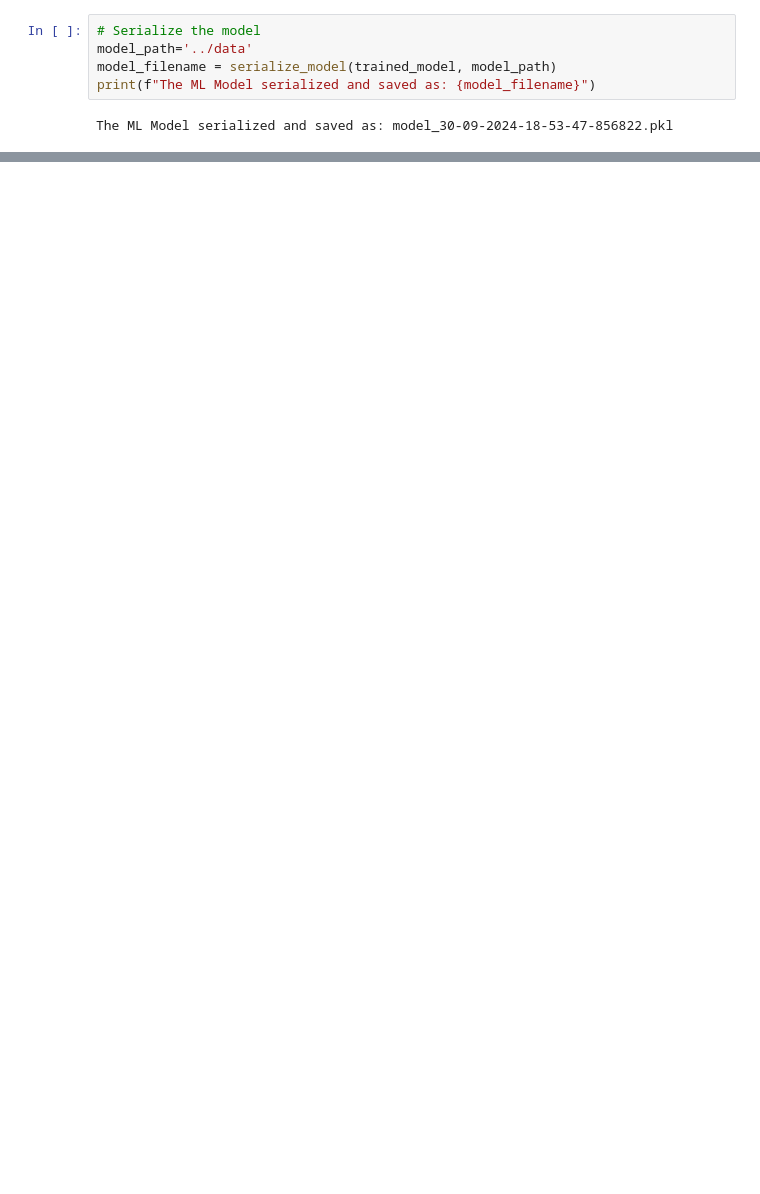
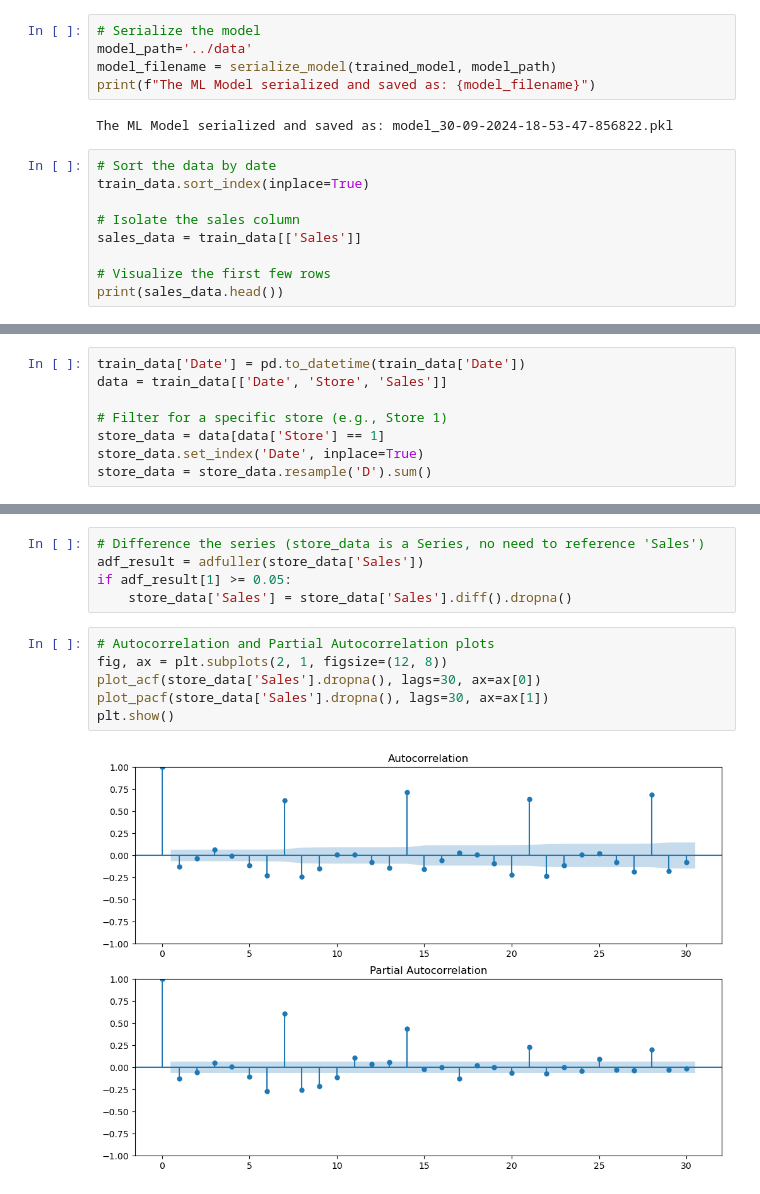
Before and after one commit to nolawit-fant/Rossmann-sales-forecast, a Jupyter notebook: notebooks/model.ipynb, the cells around one changed output, grey strips where cells are left out. Cells and saved outputs as stored; diff of their text form; blank space fills up the shorter version.

```diff
--- a/notebooks/model.ipynb
+++ b/notebooks/model.ipynb
@@ -258,3 +272,12 @@ model_filename = serialize_model(trained_model, model_path)
 print(f"The ML Model serialized and saved as: {model_filename}")
 # %% [output]
 The ML Model serialized and saved as: model_30-09-2024-18-53-47-856822.pkl
+# %%
+# Sort the data by date
+train_data.sort_index(inplace=True)
+
+# Isolate the sales column
+sales_data = train_data[['Sales']]
+
+# Visualize the first few rows
+print(sales_data.head())
@@ -260,0 +291,8 @@ The ML Model serialized and saved as: model_30-09-2024-18-53-47-856822.pkl
+# %%
+train_data['Date'] = pd.to_datetime(train_data['Date'])
+data = train_data[['Date', 'Store', 'Sales']]
+
+# Filter for a specific store (e.g., Store 1)
+store_data = data[data['Store'] == 1]
+store_data.set_index('Date', inplace=True)
+store_data = store_data.resample('D').sum()
@@ -260,0 +309,13 @@ The ML Model serialized and saved as: model_30-09-2024-18-53-47-856822.pkl
+# %%
+# Difference the series (store_data is a Series, no need to reference 'Sales')
+adf_result = adfuller(store_data['Sales'])
+if adf_result[1] >= 0.05:
+    store_data['Sales'] = store_data['Sales'].diff().dropna()
+# %%
+# Autocorrelation and Partial Autocorrelation plots
+fig, ax = plt.subplots(2, 1, figsize=(12, 8))
+plot_acf(store_data['Sales'].dropna(), lags=30, ax=ax[0])
+plot_pacf(store_data['Sales'].dropna(), lags=30, ax=ax[1])
+plt.show()
+# %% [output]
+[figure, added]
```
Also changed, not shown: parts of 11 cells of this notebook, 1 other file.
